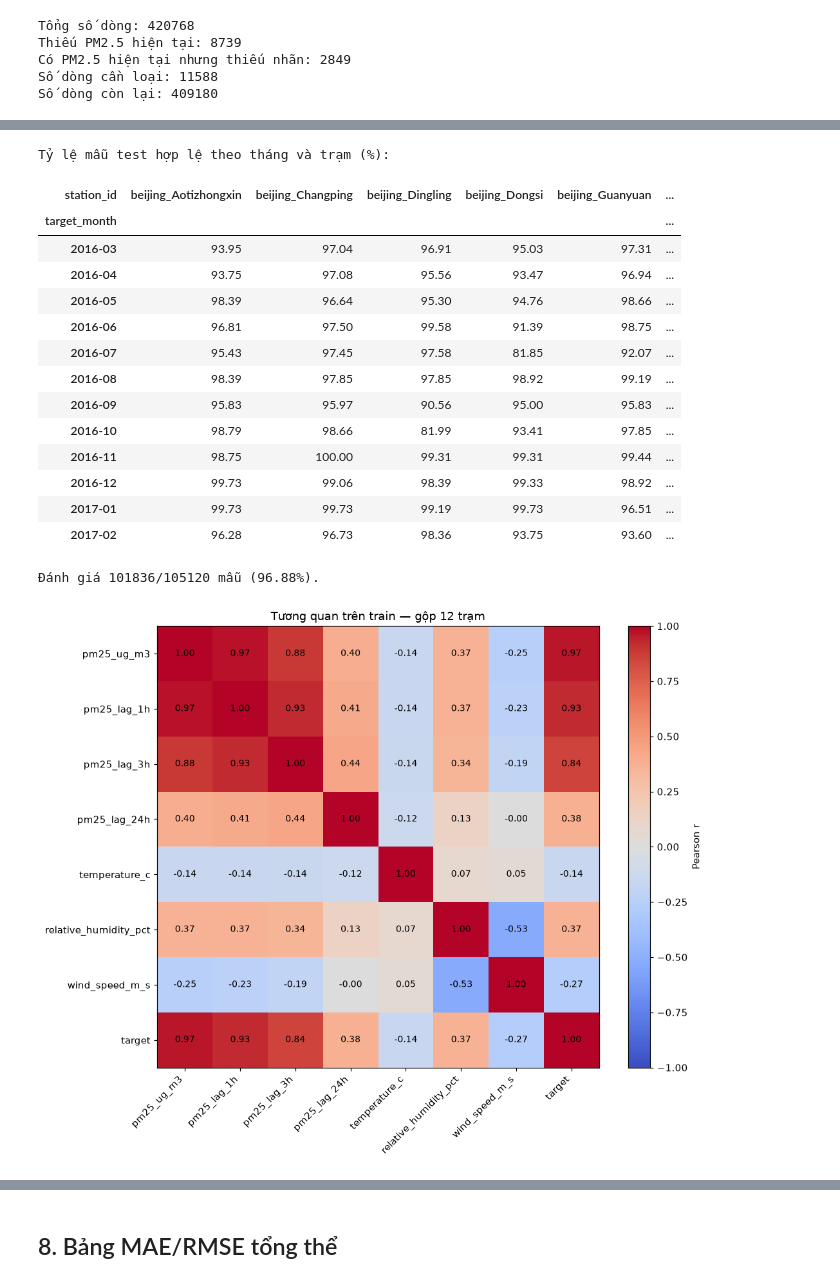
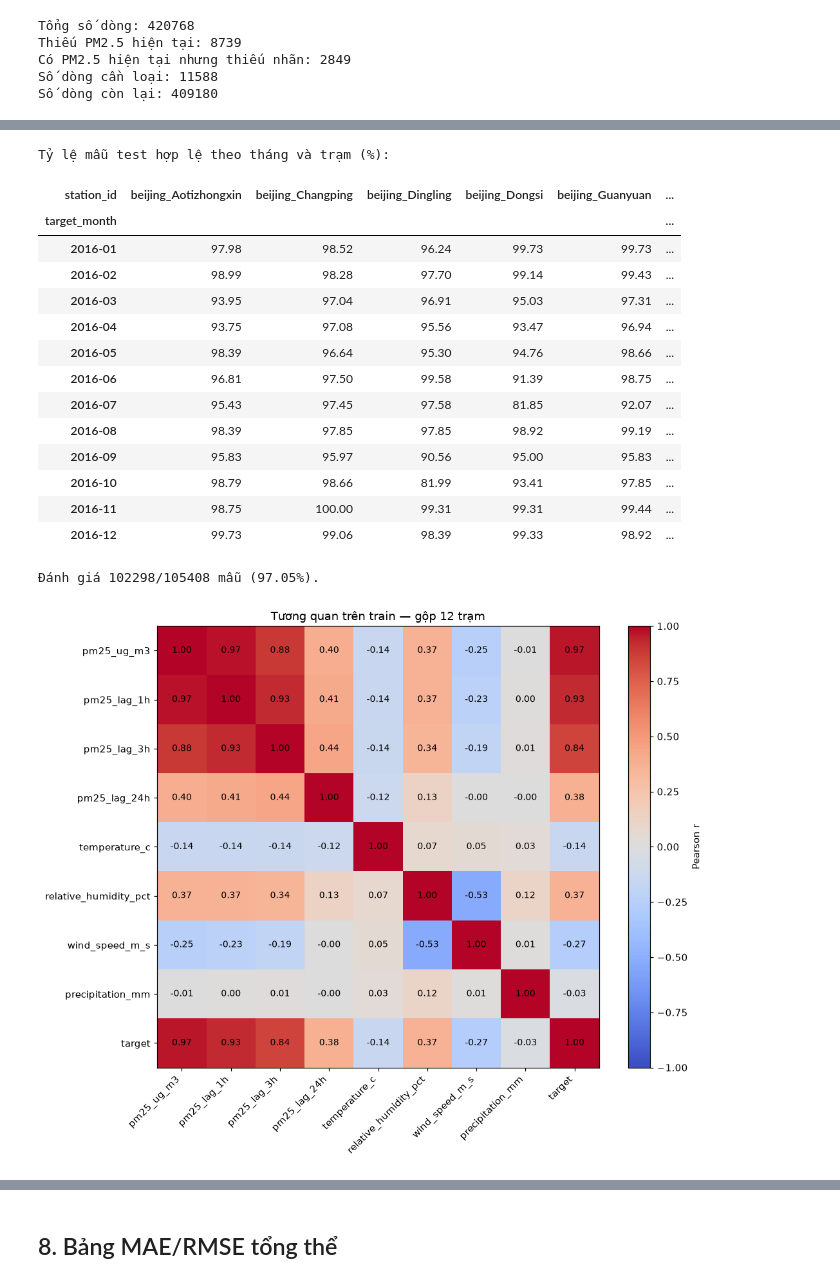
Before and after one commit to Nhom-4-HKDN-2026-2027/Nhom4-HKDN_2026-2027, a Jupyter notebook: models/pm25-baseline.ipynb, the cells around one changed output, grey strips where cells are left out. Cells and saved outputs as stored; diff of their text form; code cells hidden in the pictures.

```diff
--- a/models/pm25-baseline.ipynb
+++ b/models/pm25-baseline.ipynb
@@ -57,6 +64,25 @@ response = s3.get_object(Bucket=bucket, Key=f"{prefix}/manifest.json")
 with response["Body"] as body:
     manifest = json.loads(body.read())
 
+# Git cập nhật code; MinIO giữ dữ liệu trong volume, không tự đổi schema.
+raw_columns = [
+    "station_id",
+    "event_time",
+    "pm25_ug_m3",
+    "temperature_c",
+    "relative_humidity_pct",
+    "wind_speed_m_s",
+    "wind_direction_deg",
+    "precipitation_mm",
+]
+missing_schema = set(raw_columns) - set(manifest.get("columns", []))
+if missing_schema:
+    raise ValueError(
+        f"MinIO vẫn chứa schema cũ, thiếu {sorted(missing_schema)}. "
+        "Cần tạo lại Parquet bằng code ingest mới và cập nhật dữ liệu MinIO; "
+        "chỉ restart Docker/Run All không thêm cột. Không tự điền lượng mưa bằng 0."
+    )
+
 assert manifest["source_timezone"] == TIMEZONE, "Timezone nguồn khác giả định của notebook"
 
 frames = []
@@ -67,7 +93,11 @@ for path, expected_checksum in sorted(manifest["sha256_checksum"].items()):
 
     actual_checksum = hashlib.sha256(content).hexdigest()
     assert actual_checksum == expected_checksum, f"Sai checksum: {path}"
-    frames.append(pd.read_parquet(BytesIO(content)))
+    part = pd.read_parquet(BytesIO(content))
+    missing = set(raw_columns) - set(part.columns)
+    if missing:
+        raise ValueError(f"File {path} thiếu cột {sorted(missing)}; kiểm tra lại migration dữ liệu")
+    frames.append(part)
 
 assert len(frames) == 60, "Cần toàn bộ 60 file Parquet, không dùng mẫu một tuần"
 df = pd.concat(frames, ignore_index=True)
@@ -79,6 +109,8 @@ df = df.sort_values(["station_id", "event_time"]).reset_index(drop=True)
 
 assert len(df) == manifest["row_count"] == 420768
 assert df["station_id"].nunique() == manifest["station_count"] == 12
+print("Schema raw:", df[raw_columns].columns.tolist())
+print("Số cột raw:", len(raw_columns))
 print("Số file:", len(manifest["sha256_checksum"]))
 print("Số dòng:", len(df))
 print("Số trạm:", df["station_id"].nunique())
@@ -226,7 +267,7 @@ for lag in [1, 3, 24]:
 
 local_time = data["event_time"].dt.tz_convert(TIMEZONE)
 data["hour"] = local_time.dt.hour
-data["dayofweek"] = local_time.dt.dayofweek
+data["weekday"] = local_time.dt.dayofweek
 data["month"] = local_time.dt.month
 
 missing_current = data["pm25_ug_m3"].isna()
@@ -250,8 +291,8 @@ Số dòng còn lại: 409180
 # %%
 train_start = pd.Timestamp("2013-01-01", tz=TIMEZONE)
 train_end = pd.Timestamp("2016-01-01", tz=TIMEZONE)
-test_start = pd.Timestamp("2016-03-01", tz=TIMEZONE)
-test_end = pd.Timestamp("2017-03-01", tz=TIMEZONE)
+test_start = pd.Timestamp("2016-01-01", tz=TIMEZONE)
+test_end = pd.Timestamp("2017-01-01", tz=TIMEZONE)
 
 target_local = model_data["target_time"].dt.tz_convert(TIMEZONE)
 train = model_data.loc[(target_local >= train_start) & (target_local < train_end)].copy()
@@ -267,7 +308,7 @@ for name, frame in [("Train", train), ("Test", test)]:
 
 test["target_month"] = test["target_time"].dt.tz_convert(TIMEZONE).dt.strftime("%Y-%m")
 monthly_counts = pd.crosstab(test["target_month"], test["station_id"])
-expected_months = pd.period_range("2016-03", "2017-02", freq="M").astype(str).tolist()
+expected_months = pd.period_range("2016-01", "2016-12", freq="M").astype(str).tolist()
 assert monthly_counts.index.tolist() == expected_months
 assert monthly_counts.shape[1] == 12
 assert (monthly_counts > 0).all().all()
@@ -312,36 +353,37 @@ corr_cols = [
     "temperature_c",
     "relative_humidity_pct",
     "wind_speed_m_s",
+    "precipitation_mm",
     "target",
 ]
 corr = train[corr_cols].corr()
 fig, ax = plt.subplots(figsize=(10, 8))
 im = ax.imshow(corr, cmap="coolwarm", vmin=-1, vmax=1)
 ax.set_xticks(range(len(corr)), corr.columns, rotation=45, ha="right")
 ax.set_yticks(range(len(corr)), corr.columns)
 for i in range(len(corr)):
     for j in range(len(corr)):
         ax.text(j, i, f"{corr.iloc[i, j]:.2f}", ha="center", va="center", fontsize=9)
 fig.colorbar(im, ax=ax, label="Pearson r")
 ax.set_title("Tương quan trên train — gộp 12 trạm")
 plt.tight_layout()
 plt.show()
 # %% [output]
 Tỷ lệ mẫu test hợp lệ theo tháng và trạm (%):
 | station_id | beijing_Aotizhongxin | beijing_Changping | beijing_Dingling | beijing_Dongsi | beijing_Guanyuan | ... |
 | target_month |  |  |  |  |  | ... |
+| 2016-01 | 97.98 | 98.52 | 96.24 | 99.73 | 99.73 | ... |
+| 2016-02 | 98.99 | 98.28 | 97.70 | 99.14 | 99.43 | ... |
 | 2016-03 | 93.95 | 97.04 | 96.91 | 95.03 | 97.31 | ... |
 | 2016-04 | 93.75 | 97.08 | 95.56 | 93.47 | 96.94 | ... |
 | 2016-05 | 98.39 | 96.64 | 95.30 | 94.76 | 98.66 | ... |
 | 2016-06 | 96.81 | 97.50 | 99.58 | 91.39 | 98.75 | ... |
 | 2016-07 | 95.43 | 97.45 | 97.58 | 81.85 | 92.07 | ... |
 | 2016-08 | 98.39 | 97.85 | 97.85 | 98.92 | 99.19 | ... |
 | 2016-09 | 95.83 | 95.97 | 90.56 | 95.00 | 95.83 | ... |
 | 2016-10 | 98.79 | 98.66 | 81.99 | 93.41 | 97.85 | ... |
 | 2016-11 | 98.75 | 100.00 | 99.31 | 99.31 | 99.44 | ... |
 | 2016-12 | 99.73 | 99.06 | 98.39 | 99.33 | 98.92 | ... |
-| 2017-01 | 99.73 | 99.73 | 99.19 | 99.73 | 96.51 | ... |
-| 2017-02 | 96.28 | 96.73 | 98.36 | 93.75 | 93.60 | ... |
-Đánh giá 101836/105120 mẫu (96.88%).
+Đánh giá 102298/105408 mẫu (97.05%).
-[figure, old version]
+[figure, new version]
 # %% [markdown]
```
Also changed, not shown: parts of 32 cells of this notebook.
